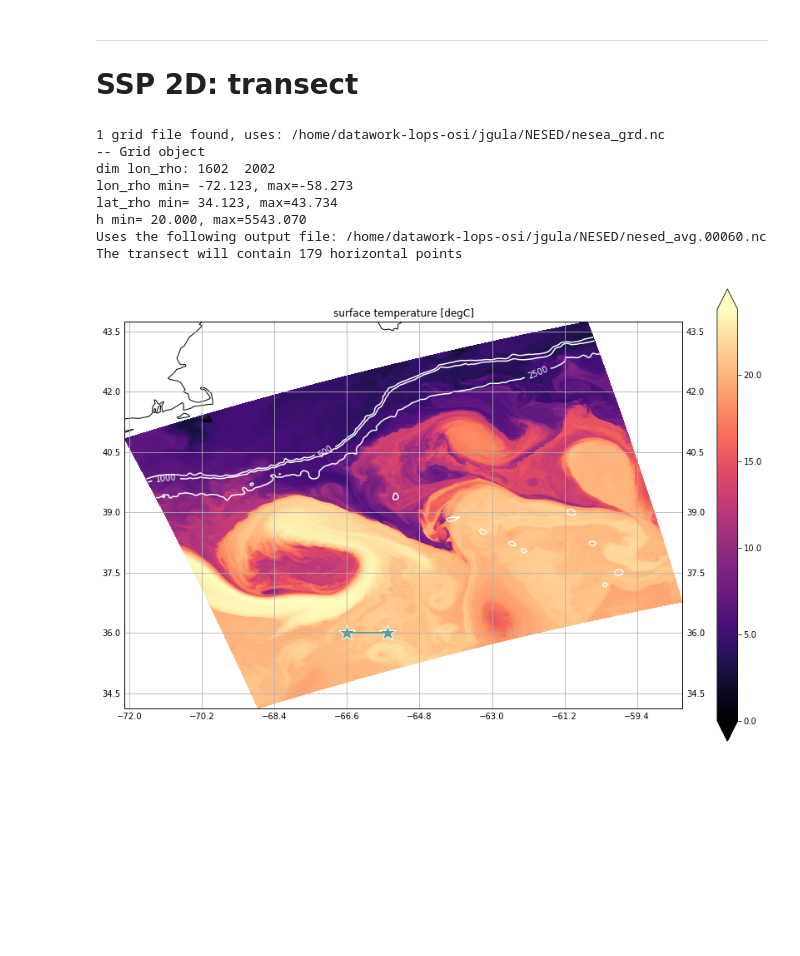
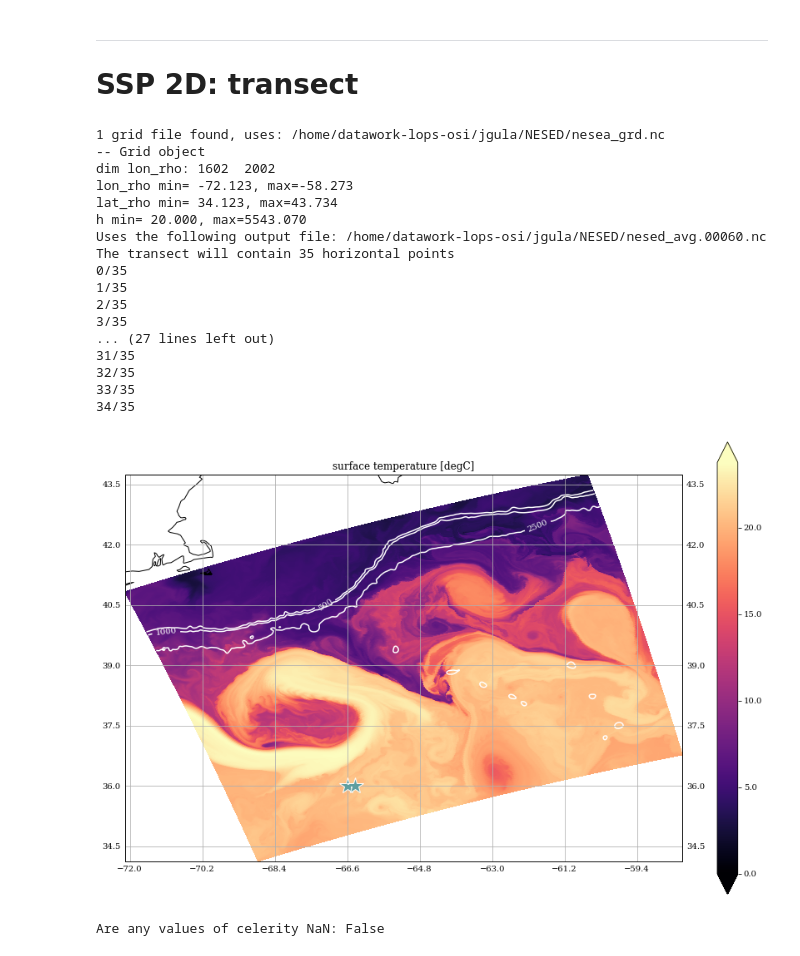
Before and after one commit to ponchama/Cognac_Acoustique, a Jupyter notebook: Bellhop/ssp_flow.ipynb, the cells around one changed output. Saved outputs shown, nothing was run; the diff lists cells and outputs as text; code cells hidden in the pictures; blank space fills up the shorter version.

```diff
--- a/Bellhop/ssp_flow.ipynb
+++ b/Bellhop/ssp_flow.ipynb
@@ -53,17 +78,30 @@ plt.plot(s.SSP['gs']['c'], -s.SSP['gs']['depth'])
 # SSP 2D: transect
 # %%
 s = bellhop({'gs': {'datadir': '/home/datawork-lops-osi/jgula/NESED/', \
-                    'lon': [-66.6, -65.6], 'lat': [36., 36.], 'plot_map': True}}, zmax = 4900)
+                    'lon': [-66.6, -65.4], 'lat': [36., 36.], 'plot_map': True}}, zmax = 4900)
 # %% [output]
 1 grid file found, uses: /home/datawork-lops-osi/jgula/NESED/nesea_grd.nc
 -- Grid object
 dim lon_rho: 1602  2002
 lon_rho min= -72.123, max=-58.273
 lat_rho min= 34.123, max=43.734
 h min= 20.000, max=5543.070
 Uses the following output file: /home/datawork-lops-osi/jgula/NESED/nesed_avg.00060.nc
-The transect will contain 179 horizontal points
+The transect will contain 35 horizontal points
+0/35
+1/35
+2/35
+3/35
+... (27 lines left out)
+31/35
+32/35
+33/35
+34/35
-[figure, old version]
+[figure, new version]
+# %%
+print('Are any values of celerity NaN: %s' %(np.any(np.isnan(s.SSP['gs']['c']))))
+# %% [output]
+Are any values of celerity NaN: False
 # %%
 #s.generate_envfile('gs')
 #s.generate_sspfile('gs', file_env=None)
```
Also changed, not shown: parts of 6 cells of this notebook, 3 other files.
